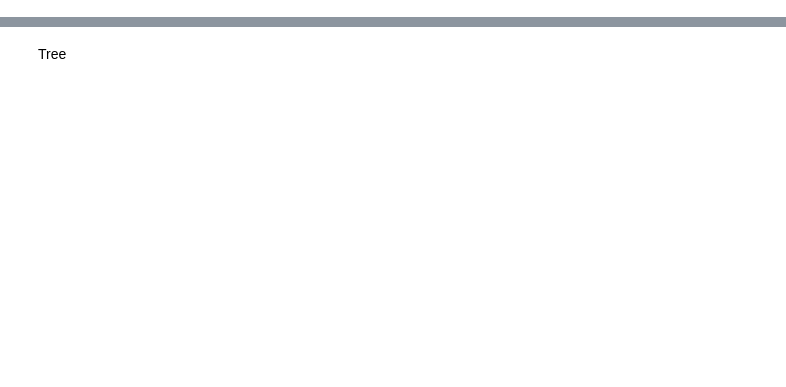
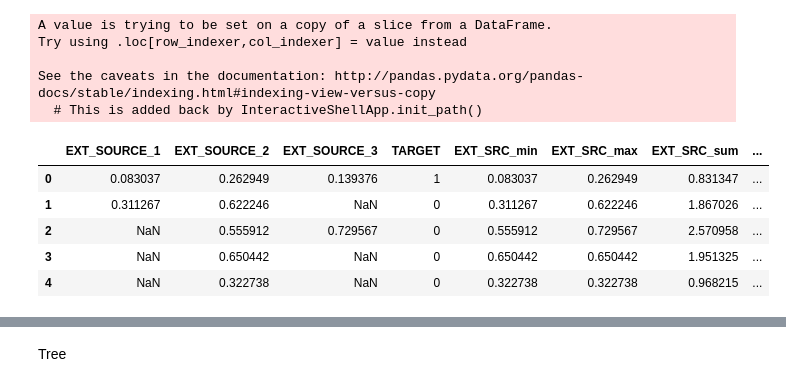
Before and after one commit to minerva-ml/open-solution-home-credit, a Jupyter notebook: notebooks/eda-external_sources.ipynb, the cells around one changed output, grey strips where cells are left out. Cells and saved outputs as stored; diff of their text form; code cells hidden in the pictures; blank space fills up the shorter version.

```diff
--- a/notebooks/eda-external_sources.ipynb
+++ b/notebooks/eda-external_sources.ipynb
@@ -16,15 +24,30 @@ X_ext = X[['EXT_SOURCE_1', 'EXT_SOURCE_2', 'EXT_SOURCE_3', 'TARGET']]
 # %%
 # X_ext = X_ext.fillna(0)
 # %%
-%%time
-for function in ['min',
-                 'max',
-                 'sum',
-                 'mean',
-                 'var',
-                 'median',
-                 'std',
-                 'nanmedian',
-                 'nanmean']:
-    X_ext['EXT_SRC_'+function] = X_ext.drop(columns=['TARGET']).apply(eval('np.'+function), axis=1)
+for function_name in ['min',
+                      'max',
+                      'sum',
+                      'mean',
+                      'var',
+                      'median',
+                      'std',
+                      'nanmedian',
+                      'nanmean'
+                     ]:
+    X_ext['EXT_SRC_{}'.format(function_name)] = eval('np.{}'.format(function_name))(X_ext.drop(columns=['TARGET']), axis=1)
+# %% [output]
+A value is trying to be set on a copy of a slice from a DataFrame.
+Try using .loc[row_indexer,col_indexer] = value instead
+
+See the caveats in the documentation: http://pandas.pydata.org/pandas-docs/stable/indexing.html#indexing-view-versus-copy
+  # This is added back by InteractiveShellApp.init_path()
+# %%
+X_ext.head()
+# %% [output]
+|  | EXT_SOURCE_1 | EXT_SOURCE_2 | EXT_SOURCE_3 | TARGET | EXT_SRC_min | EXT_SRC_max | EXT_SRC_sum | ... |
+| 0 | 0.083037 | 0.262949 | 0.139376 | 1 | 0.083037 | 0.262949 | 0.831347 | ... |
+| 1 | 0.311267 | 0.622246 | NaN | 0 | 0.311267 | 0.622246 | 1.867026 | ... |
+| 2 | NaN | 0.555912 | 0.729567 | 0 | 0.555912 | 0.729567 | 2.570958 | ... |
+| 3 | NaN | 0.650442 | NaN | 0 | 0.650442 | 0.650442 | 1.951325 | ... |
+| 4 | NaN | 0.322738 | NaN | 0 | 0.322738 | 0.322738 | 0.968215 | ... |
 # %%
```
Also changed, not shown: parts of 8 cells of this notebook.
